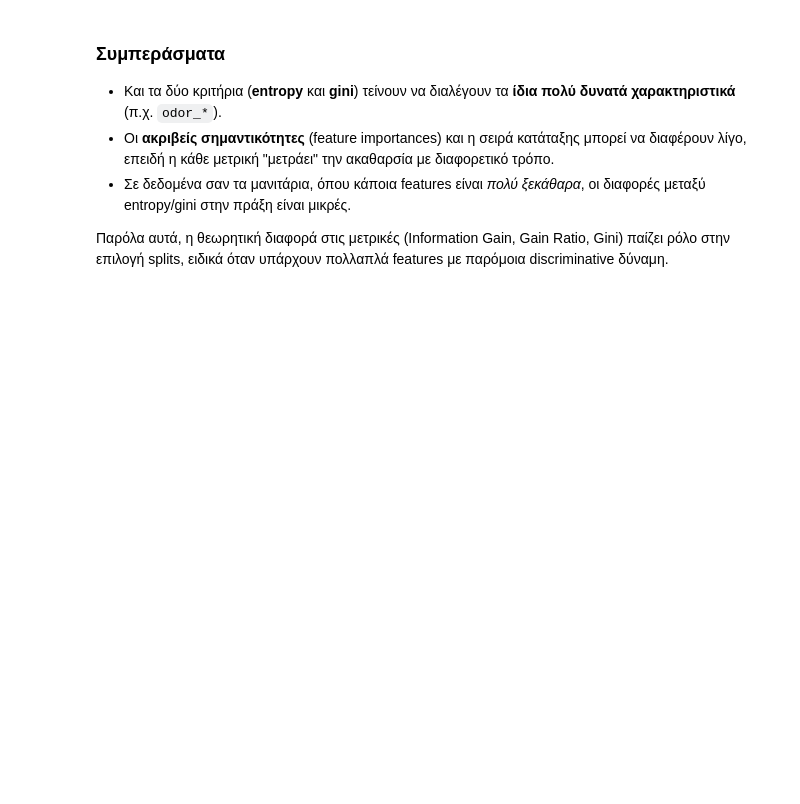
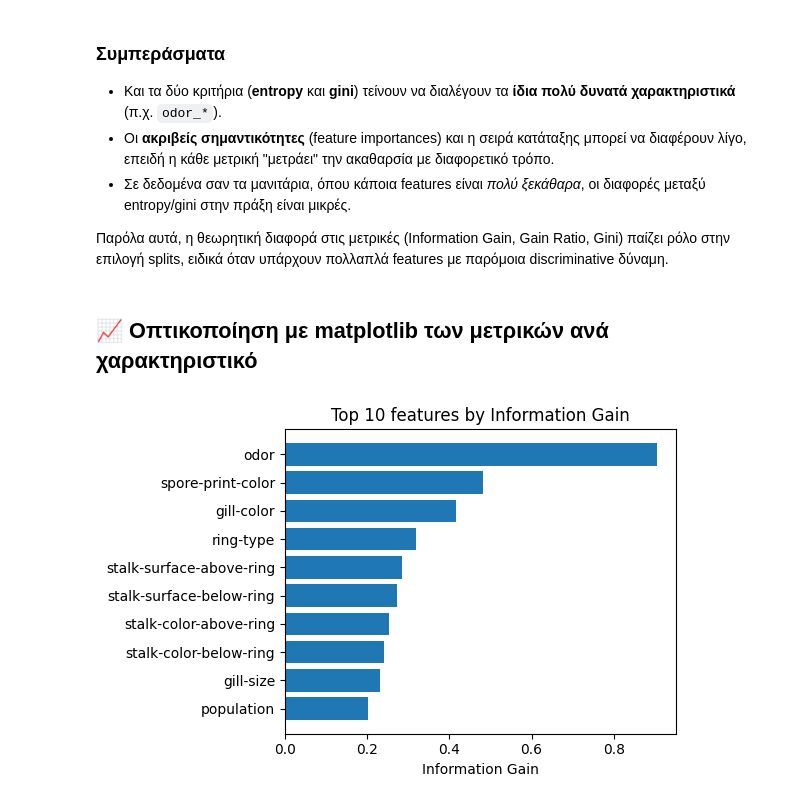
Before and after one commit to ikons/adv-ai, a Jupyter notebook: notebooks/01b_impurity_measures_mushrooms.ipynb, the cells around one changed output. Saved outputs shown, nothing was run; the diff lists cells and outputs as text; code cells hidden in the pictures; blank space fills up the shorter version.

```diff
--- a/notebooks/01b_impurity_measures_mushrooms.ipynb
+++ b/notebooks/01b_impurity_measures_mushrooms.ipynb
@@ -339,3 +320,18 @@ dtype: float64
 Παρόλα αυτά, η θεωρητική διαφορά στις μετρικές (Information Gain, Gain Ratio, Gini)
 παίζει ρόλο στην επιλογή splits, ειδικά όταν υπάρχουν πολλαπλά features
 με παρόμοια discriminative δύναμη.
+# %% [markdown]
+## 📈 Οπτικοποίηση με matplotlib των μετρικών ανά χαρακτηριστικό
+# %%
+# Bar plot: Top 10 χαρακτηριστικά βάσει Information Gain
+top_ig = scores.sort_values("info_gain", ascending=False).head(10)
+
+plt.figure(figsize=(6, 4))
+plt.barh(top_ig["feature"], top_ig["info_gain"])
+plt.xlabel("Information Gain")
+plt.title("Top 10 features by Information Gain")
+plt.gca().invert_yaxis()
+plt.tight_layout()
+plt.show()
+# %% [output]
+[figure, added]
```
Also changed, not shown: parts of 4 cells of this notebook.
